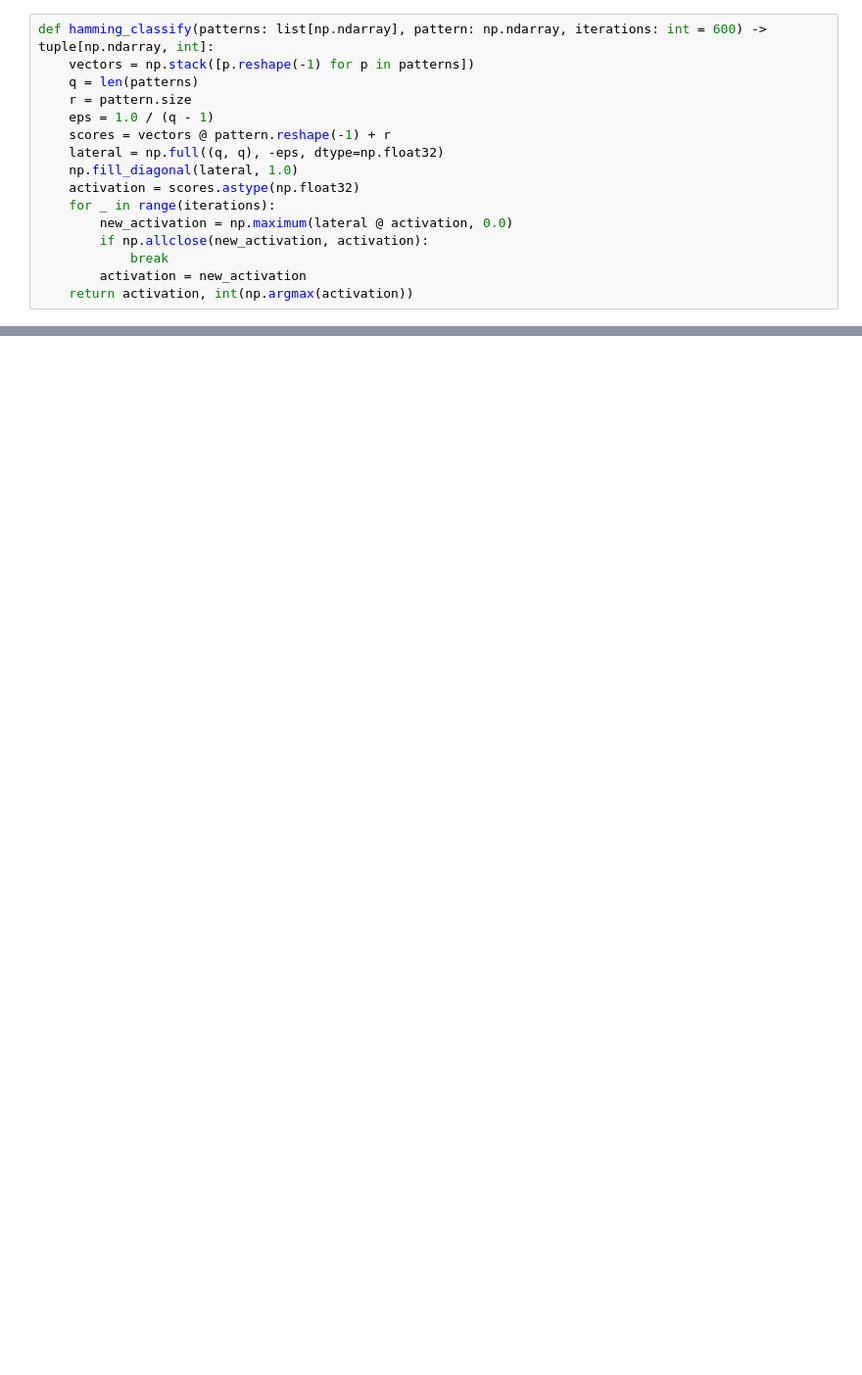
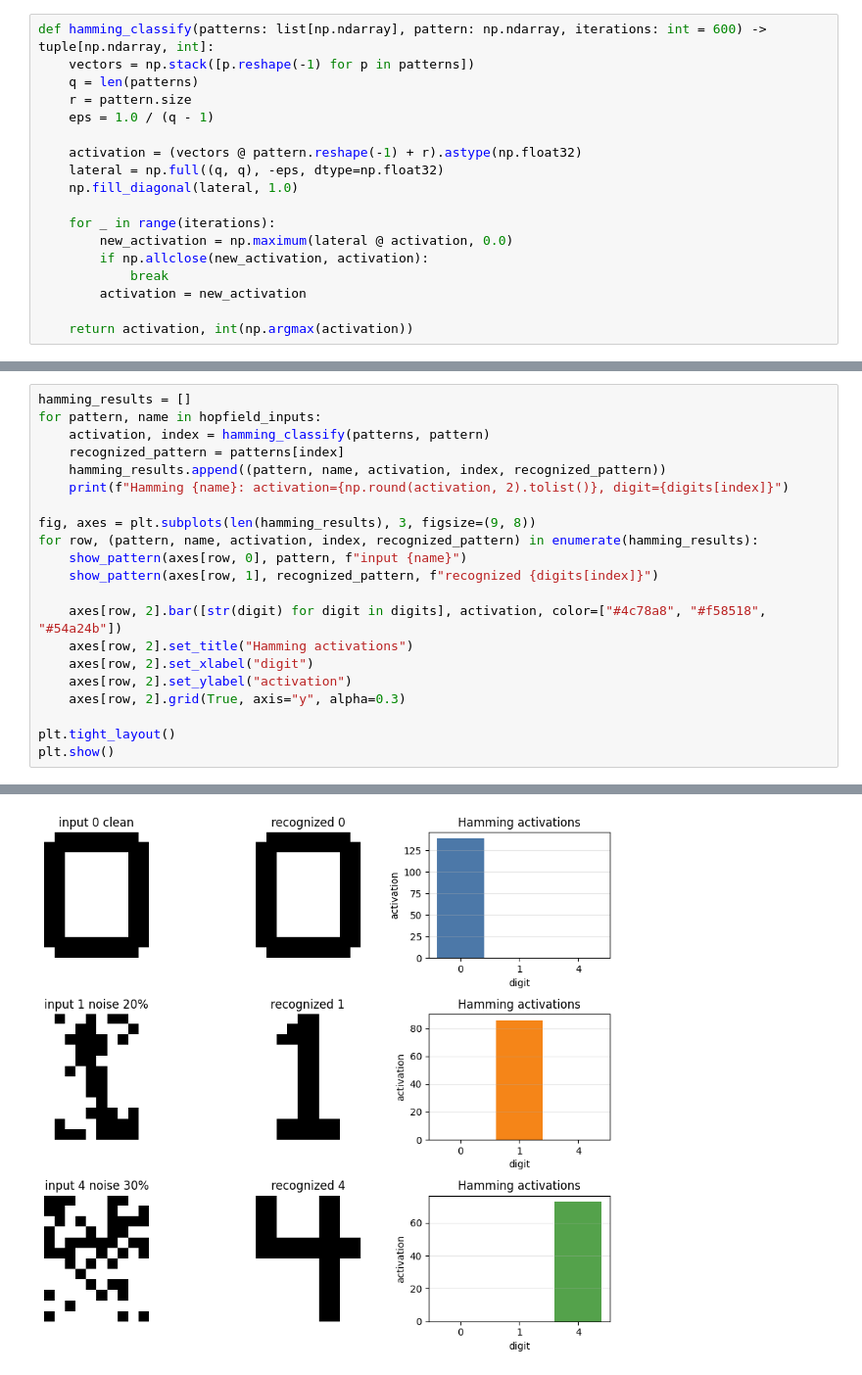
Before and after one commit to cndfdv/pfur-coursework, a Jupyter notebook: lab_3/main.ipynb, the cells around one changed output, grey strips where cells are left out. Shown at 98% size. Drawn from its saved outputs; the diff is of its cells as text; blank space fills up the shorter version.

```diff
--- a/lab_3/main.ipynb
+++ b/lab_3/main.ipynb
@@ -177,13 +253,15 @@ def hamming_classify(patterns: list[np.ndarray], pattern: np.ndarray, iterations
     q = len(patterns)
     r = pattern.size
     eps = 1.0 / (q - 1)
-    scores = vectors @ pattern.reshape(-1) + r
+
+    activation = (vectors @ pattern.reshape(-1) + r).astype(np.float32)
     lateral = np.full((q, q), -eps, dtype=np.float32)
     np.fill_diagonal(lateral, 1.0)
-    activation = scores.astype(np.float32)
+
     for _ in range(iterations):
         new_activation = np.maximum(lateral @ activation, 0.0)
         if np.allclose(new_activation, activation):
             break
         activation = new_activation
+
     return activation, int(np.argmax(activation))
@@ -235,0 +268,22 @@ main()
+# %%
+hamming_results = []
+for pattern, name in hopfield_inputs:
+    activation, index = hamming_classify(patterns, pattern)
+    recognized_pattern = patterns[index]
+    hamming_results.append((pattern, name, activation, index, recognized_pattern))
+    print(f"Hamming {name}: activation={np.round(activation, 2).tolist()}, digit={digits[index]}")
+
+fig, axes = plt.subplots(len(hamming_results), 3, figsize=(9, 8))
+for row, (pattern, name, activation, index, recognized_pattern) in enumerate(hamming_results):
+    show_pattern(axes[row, 0], pattern, f"input {name}")
+    show_pattern(axes[row, 1], recognized_pattern, f"recognized {digits[index]}")
+
+    axes[row, 2].bar([str(digit) for digit in digits], activation, color=["#4c78a8", "#f58518", "#54a24b"])
+    axes[row, 2].set_title("Hamming activations")
+    axes[row, 2].set_xlabel("digit")
+    axes[row, 2].set_ylabel("activation")
+    axes[row, 2].grid(True, axis="y", alpha=0.3)
+
+plt.tight_layout()
+plt.show()
+# %% [output]
@@ -235,0 +293 @@ main()
+[figure, added]
```
Also changed, not shown: parts of 25 cells of this notebook, 16 other files.
